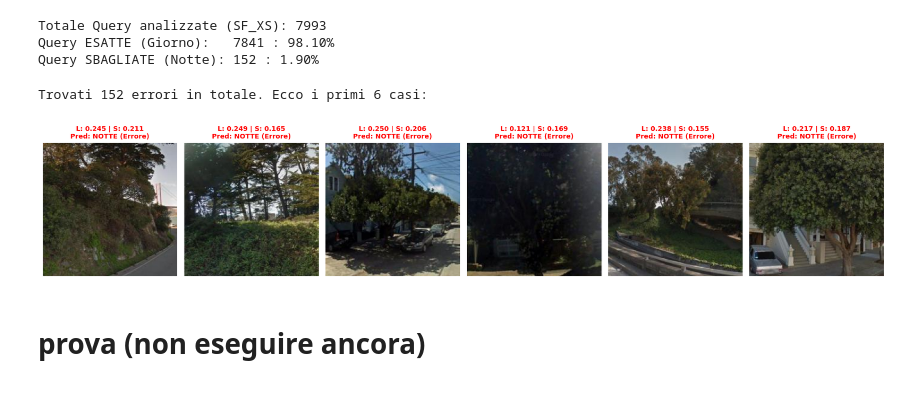
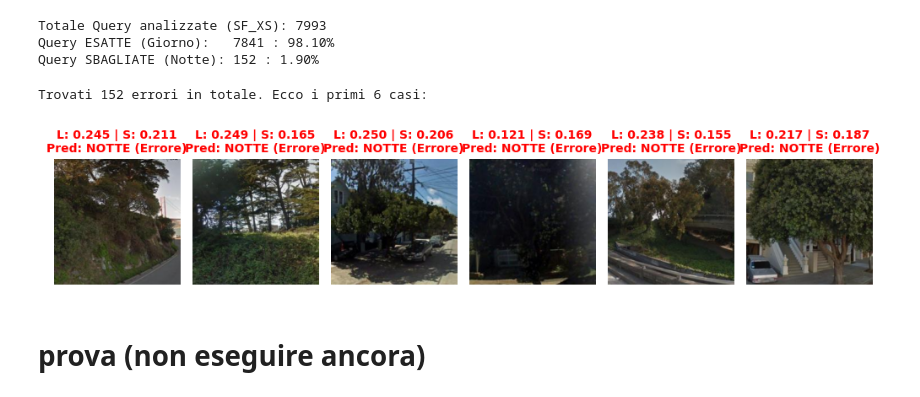
Before and after one commit to androsida/Visual-Place-Recognition-Project, a Jupyter notebook: start_your_project.ipynb, the cells around one changed output. Saved outputs shown, nothing was run; the diff lists cells and outputs as text; code cells hidden in the pictures.

```diff
--- a/start_your_project.ipynb
+++ b/start_your_project.ipynb
@@ -1468,53 +1468,44 @@ Query SBAGLIATE (Notte): 152 : 1.90%
 import matplotlib.pyplot as plt
 import cv2
 
-# 1. Identifichiamo gli indici delle immagini classificate erroneamente come "Notte"
 indici_errori = []
 for i, (l, s) in enumerate(zip(L_sfxs, S_sfxs)):
     if classifica_immagine(l, s) == "Notte":
         indici_errori.append(i)
 
-# 2. Definiamo quante immagini mostrare (per non far esplodere la memoria RAM)
 max_immagini = 6
 immagini_da_mostrare = indici_errori[:max_immagini]
 
 if len(indici_errori) == 0:
     print("Eccezionale! L'algoritmo non ha commesso alcun errore su questo set.")
 else:
     print(f"Trovati {len(indici_errori)} errori in totale. Ecco i primi {len(immagini_da_mostrare)} casi:")
 
-    # Creiamo la griglia dinamica
-    fig, axes = plt.subplots(1, len(immagini_da_mostrare), figsize=(18, 5))
+    fig, axes = plt.subplots(1, len(immagini_da_mostrare), figsize=(10, 6))
 
-    # Assicuriamo che 'axes' sia iterabile anche se c'è un solo errore
     if len(immagini_da_mostrare) == 1:
         axes = [axes]
 
     for i, idx in enumerate(immagini_da_mostrare):
         path_immagine = sfxs_images[idx]
         l_val = L_sfxs[idx]
         s_val = S_sfxs[idx]
 
-        # Lettura immagine tramite OpenCV
         img_bgr = cv2.imread(path_immagine)
 
-        # Approfondimento tecnico: OpenCV legge in formato BGR (Blu-Verde-Rosso).
-        # Matplotlib si aspetta il formato RGB. Se non convertiamo i canali,
-        # le immagini verranno stampate con i colori invertiti (es. cieli arancioni).
         img_rgb = cv2.cvtColor(img_bgr, cv2.COLOR_BGR2RGB)
 
         axes[i].imshow(img_rgb)
 
-        # Stampiamo i valori che hanno causato l'errore
         titolo = f"L: {l_val:.3f} | S: {s_val:.3f}\nPred: NOTTE (Errore)"
         axes[i].set_title(titolo, fontsize=10, color='red', fontweight='bold')
         axes[i].axis('off')
 
     plt.tight_layout()
     plt.show()
 # %% [output]
 Trovati 152 errori in totale. Ecco i primi 6 casi:
-[figure, old version]
+[figure, new version]
 # %% [markdown]
 # prova (non eseguire ancora)
 # %%
```
